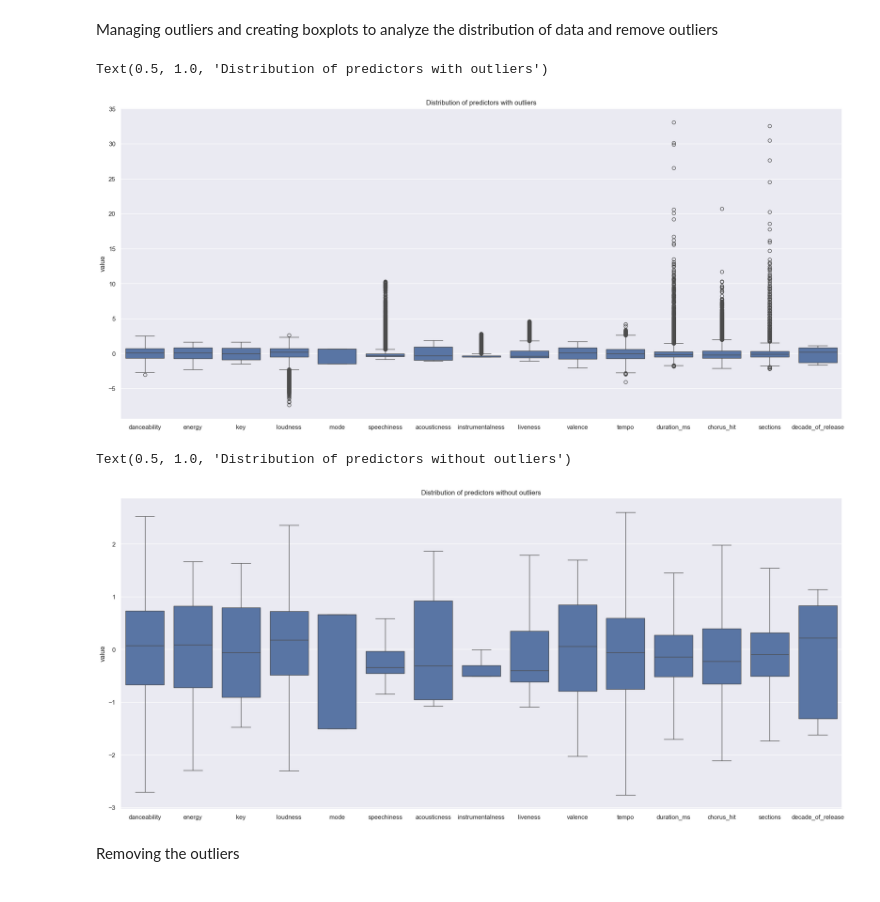
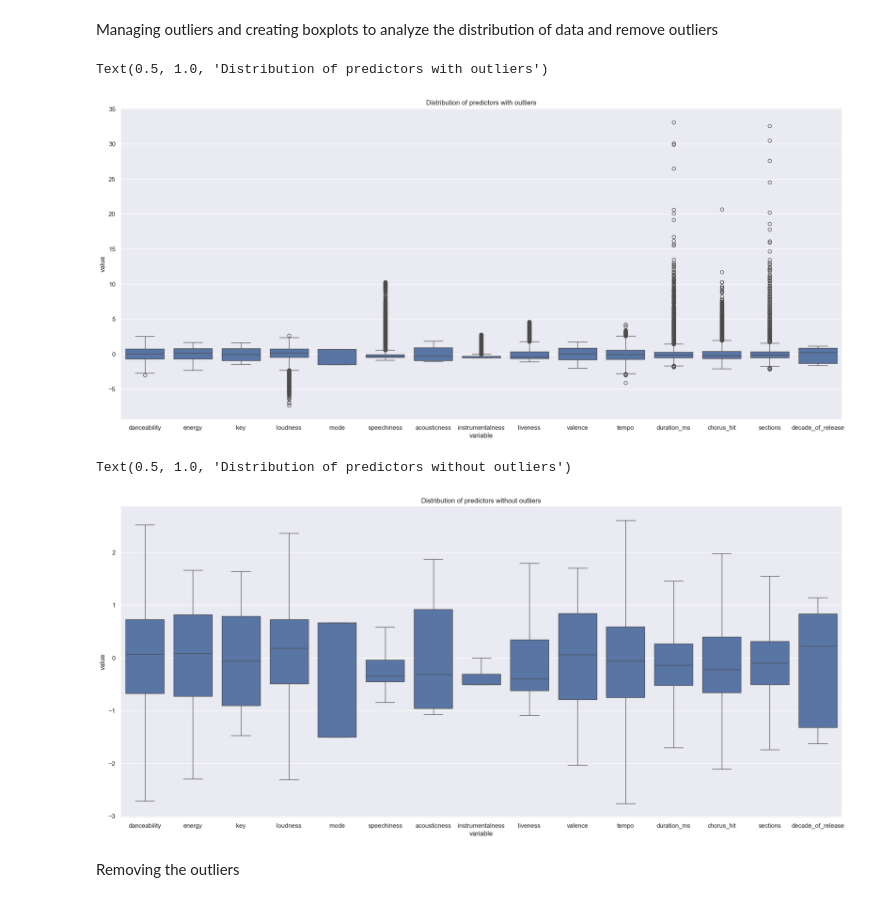
Before and after one commit to AndreyDanilin/Spotify_prediction, a Jupyter notebook: Spotify_prediction.ipynb, the cells around one changed output. Saved outputs shown, nothing was run; the diff lists cells and outputs as text; code cells hidden in the pictures.

```diff
--- a/Spotify_prediction.ipynb
+++ b/Spotify_prediction.ipynb
@@ -183,24 +188,21 @@ Managing outliers and creating boxplots to analyze the distribution of data and
 # %%
 #box plot with outliers
 df_melt=pd.melt(df_scaled)
 sns.set_theme(rc={'figure.figsize':(23,10)})
 sns.boxplot(x='variable', y='value', data=df_melt)
-plt.xlabel(None)
 plt.title('Distribution of predictors with outliers')
 # %% [output]
 Text(0.5, 1.0, 'Distribution of predictors with outliers')
-[figure, old version]
+[figure, new version]
 # %%
 #boxplot without outliers
 df_melt=pd.melt(df_scaled)
-df_melt
 sns.set_theme(rc={'figure.figsize':(23,10)})
 sns.boxplot(x='variable', y='value', data=df_melt, showfliers=False)
-plt.xlabel(None)
 plt.title('Distribution of predictors without outliers')
 # %% [output]
 Text(0.5, 1.0, 'Distribution of predictors without outliers')
-[figure, old version]
+[figure, new version]
 # %% [markdown]
 Removing the outliers
 # %%
```
Also changed, not shown: parts of 42 cells of this notebook, 3 other files.
